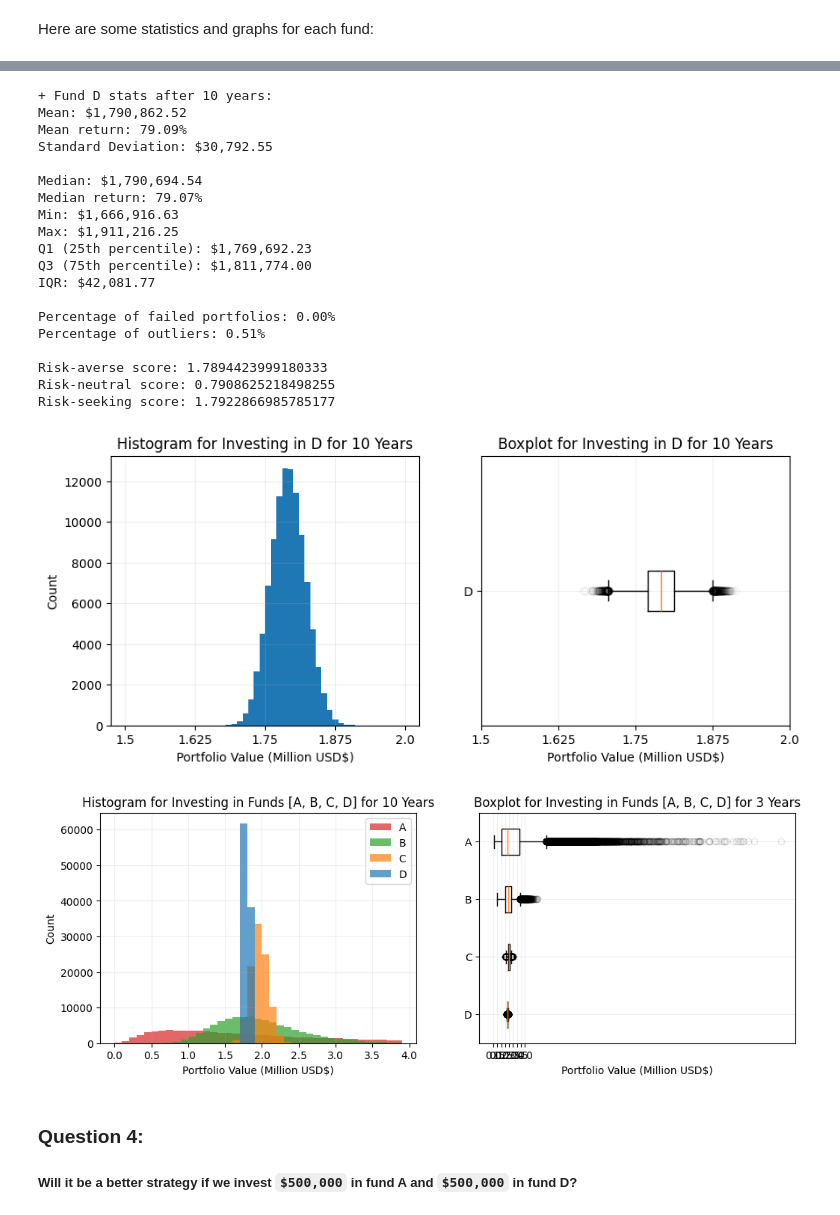
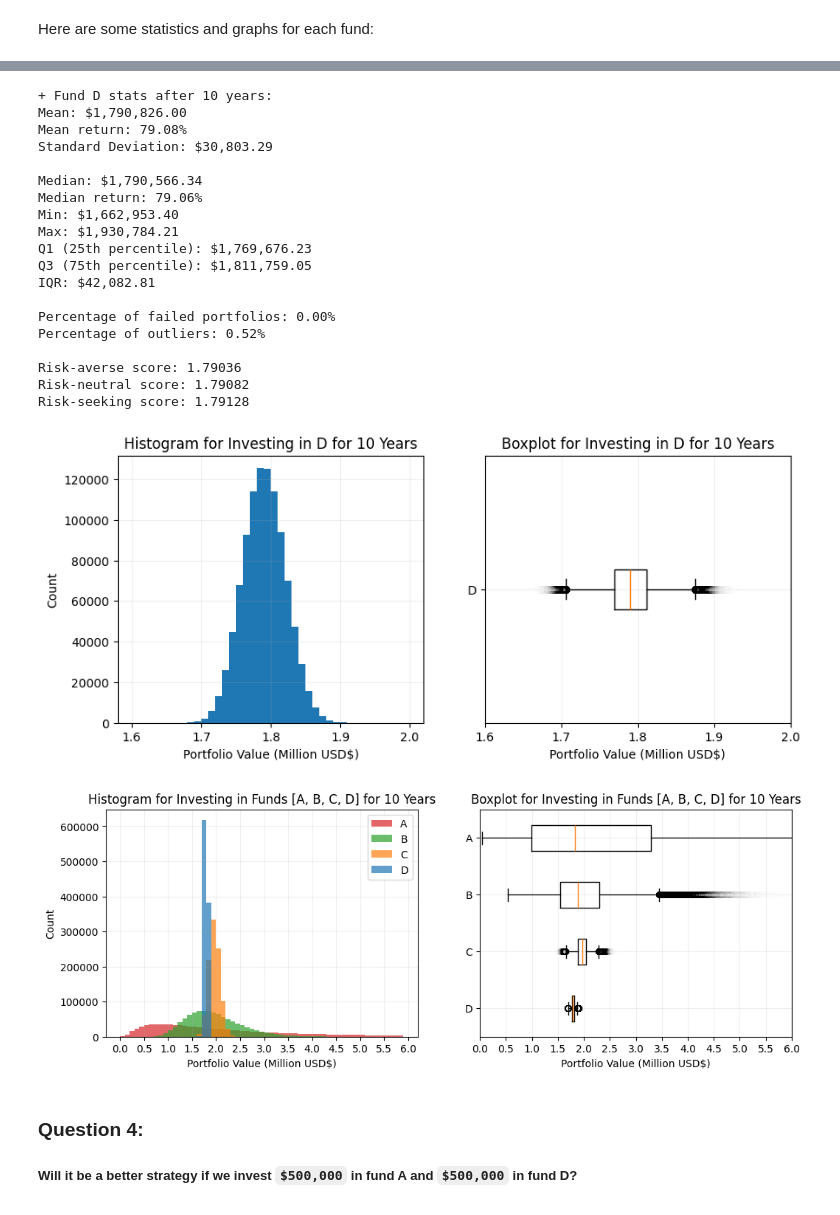
Before and after one commit to myin27/OR442-Term-Project, a Jupyter notebook: project.ipynb, the cells around one changed output, grey strips where cells are left out. Saved outputs shown, nothing was run; the diff lists cells and outputs as text; code cells hidden in the pictures.

```diff
--- a/project.ipynb
+++ b/project.ipynb
@@ -552,65 +554,67 @@ print_stats(fund_D_values, "+ Fund D stats after 10 years:")
 
 fig, (ax1, ax2) = plt.subplots(1, 2, figsize=(10, 4))
 
-histogram = ax1.hist(fund_D_values, bins=range(1500000, 2000001, 10000)) # each bin will be 10k
+histogram = ax1.hist(fund_D_values, bins=range(1600000, 2000001, 10000)) # each bin will be 10k
 ax1.grid(alpha=0.2)
 ax1.set_title("Histogram for Investing in D for 10 Years")
 ax1.set_xlabel("Portfolio Value (Million USD$)")
-ax1.set_xticks(range(1500000, 2000001, 125000), list(np.arange(1.5, 2.01, 0.125))) # type: ignore
+ax1.set_xticks(range(1600000, 2000001, 100000), list(np.round(np.arange(1.6, 2.01, 0.1), 3))) # type: ignore
 ax1.set_ylabel("Count")
 
-box_plot = ax2.boxplot(fund_D_values, vert=False, flierprops={"alpha": 0.05})
+box_plot = ax2.boxplot(fund_D_values, vert=False, flierprops={"alpha": 0.002})
 ax2.grid(alpha=0.2)
 ax2.set_title("Boxplot for Investing in D for 10 Years")
 ax2.set_xlabel("Portfolio Value (Million USD$)")
-ax2.set_xticks(range(1500000, 2000001, 125000), list(np.arange(1.5, 2.01, 0.125))) # type: ignore
+ax2.set_xticks(range(1600000, 2000001, 100000), list(np.round(np.arange(1.6, 2.01, 0.1), 3))) # type: ignore
 ax2.set_yticks([1], ["D"])
-ax2.set_xlim(1500000,2000001)
+ax2.set_xlim(1600000,2000001)
 
 plt.show()
 # %% [output]
 + Fund D stats after 10 years:
-Mean: $1,790,862.52
-Mean return: 79.09%
-Standard Deviation: $30,792.55
+Mean: $1,790,826.00
+Mean return: 79.08%
+Standard Deviation: $30,803.29
 
-Median: $1,790,694.54
-Median return: 79.07%
-Min: $1,666,916.63
-Max: $1,911,216.25
-Q1 (25th percentile): $1,769,692.23
-Q3 (75th percentile): $1,811,774.00
-IQR: $42,081.77
+Median: $1,790,566.34
+Median return: 79.06%
+Min: $1,662,953.40
+Max: $1,930,784.21
+Q1 (25th percentile): $1,769,676.23
+Q3 (75th percentile): $1,811,759.05
+IQR: $42,082.81
 
 Percentage of failed portfolios: 0.00%
-Percentage of outliers: 0.51%
+Percentage of outliers: 0.52%
 
-Risk-averse score: 1.7894423999180333
-Risk-neutral score: 0.7908625218498255
-Risk-seeking score: 1.7922866985785177
+Risk-averse score: 1.79036
+Risk-neutral score: 1.79082
+Risk-seeking score: 1.79128
-[figure, old version]
+[figure, new version]
 # %%
 # combining the new outcomes for funds A, B, C, D into into a single plot for simplicity
 
 fig, (ax1, ax2) = plt.subplots(1, 2, figsize=(12, 4))
 
-stacked_hist = ax1.hist([fund_D_values, fund_C_values, fund_B_values, fund_A_values], histtype="stepfilled", bins=range(0, 4000000, 100000), label=["D", "C", "B", "A"], alpha=0.7)
+stacked_hist = ax1.hist([fund_D_values, fund_C_values, fund_B_values, fund_A_values], histtype="stepfilled", bins=range(0, 6000000, 100000), label=["D", "C", "B", "A"], alpha=0.7)
 ax1.grid(alpha=0.2)
 ax1.set_title("Histogram for Investing in Funds [A, B, C, D] for 10 Years")
 ax1.legend()
 ax1.set_xlabel("Portfolio Value (Million USD$)")
-ax1.set_xticks(range(0, 4000001, 500000), labels=list(np.arange(0, 4.01, 0.5)))
+ax1.set_xticks(range(0, 6000001, 500000), labels=list(np.arange(0, 6.01, 0.5)))
 ax1.set_ylabel("Count")
 
-multi_boxplot = ax2.boxplot([fund_D_values, fund_C_values, fund_B_values, fund_A_values], label=["D", "C", "B", "A"], vert=False, flierprops={"alpha": 0.1})
+multi_boxplot = ax2.boxplot([fund_D_values, fund_C_values, fund_B_values, fund_A_values], label=["D", "C", "B", "A"], vert=False, flierprops={"alpha": 0.002})
 ax2.grid(alpha=0.2)
-ax2.set_title("Boxplot for Investing in Funds [A, B, C, D] for 3 Years")
-ax2.set_xticks(range(0, 4000001, 500000), labels=list(np.arange(0, 4.01, 0.5)))
+ax2.set_title("Boxplot for Investing in Funds [A, B, C, D] for 10 Years")
+ax2.set_xticks(range(0, 6000001, 500000), labels=list(np.arange(0, 6.01, 0.5)))
 ax2.set_yticks(ticks=[1,2,3,4], labels=["D", "C", "B", "A"])
 ax2.set_xlabel("Portfolio Value (Million USD$)")
+ax2.set_xlim(0, 6000001)
+
 plt.show()
 # %% [output]
-[figure, old version]
+[figure, new version]
 # %% [markdown]
 ### Question 4:
 
```
Also changed, not shown: parts of 50 cells of this notebook, 2 other files.
